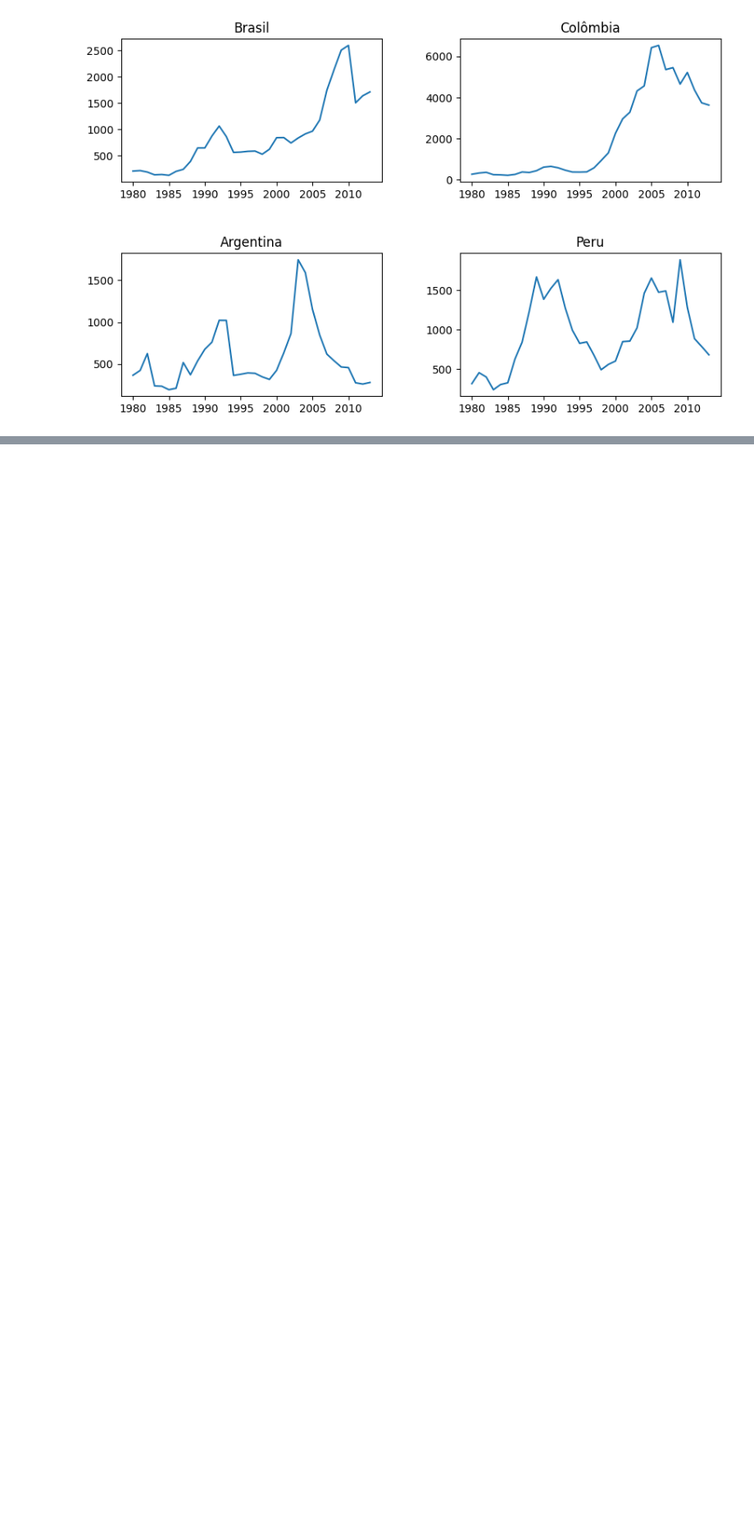
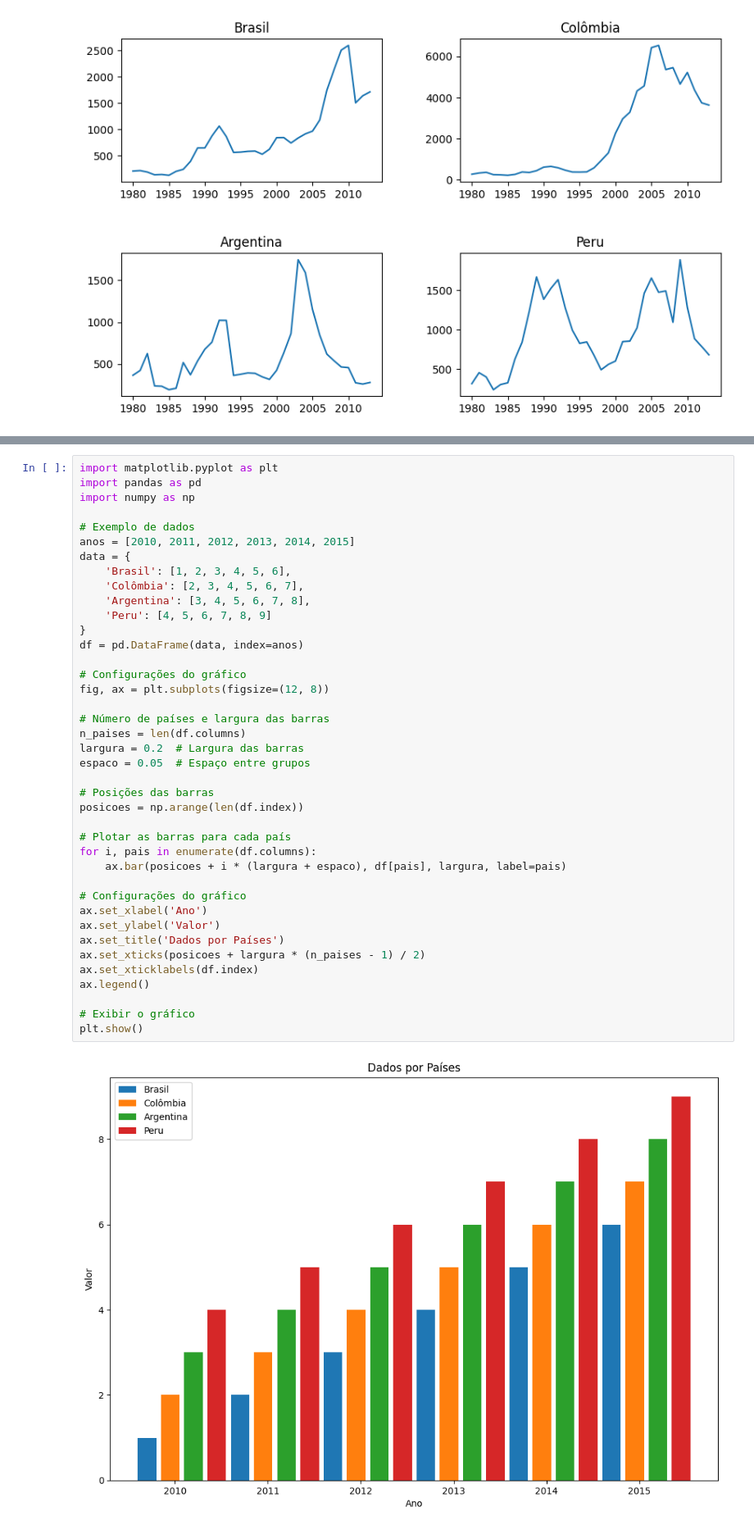
Before and after one commit to BRENDAEVELLYN/Imigracao_Canada, a Jupyter notebook: notebooks/aula1.ipynb, the cells around one changed output, grey strips where cells are left out. Shown: that part at 82% size. Drawn from its saved outputs; the diff is of its cells as text; blank space fills up the shorter version.

```diff
--- a/notebooks/aula1.ipynb
+++ b/notebooks/aula1.ipynb
@@ -371,0 +413,42 @@ for ax in axs.flat:
+# %%
+import matplotlib.pyplot as plt
+import pandas as pd
+import numpy as np
+
+# Exemplo de dados
+anos = [2010, 2011, 2012, 2013, 2014, 2015]
+data = {
+    'Brasil': [1, 2, 3, 4, 5, 6],
+    'Colômbia': [2, 3, 4, 5, 6, 7],
+    'Argentina': [3, 4, 5, 6, 7, 8],
+    'Peru': [4, 5, 6, 7, 8, 9]
+}
+df = pd.DataFrame(data, index=anos)
+
+# Configurações do gráfico
+fig, ax = plt.subplots(figsize=(12, 8))
+
+# Número de países e largura das barras
+n_paises = len(df.columns)
+largura = 0.2  # Largura das barras
+espaco = 0.05  # Espaço entre grupos
+
+# Posições das barras
+posicoes = np.arange(len(df.index))
+
+# Plotar as barras para cada país
+for i, pais in enumerate(df.columns):
+    ax.bar(posicoes + i * (largura + espaco), df[pais], largura, label=pais)
+
+# Configurações do gráfico
+ax.set_xlabel('Ano')
+ax.set_ylabel('Valor')
+ax.set_title('Dados por Países')
+ax.set_xticks(posicoes + largura * (n_paises - 1) / 2)
+ax.set_xticklabels(df.index)
+ax.legend()
+
+# Exibir o gráfico
+plt.show()
+# %% [output]
+[figure, added]
```
Also changed, not shown: parts of 7 cells of this notebook, 3 other files.
